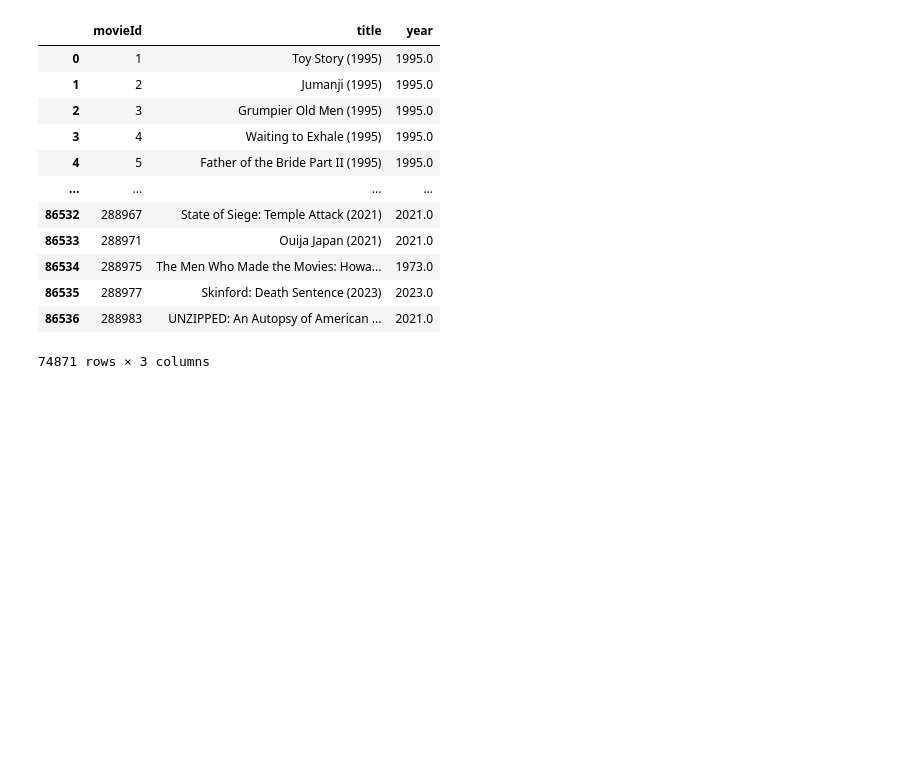
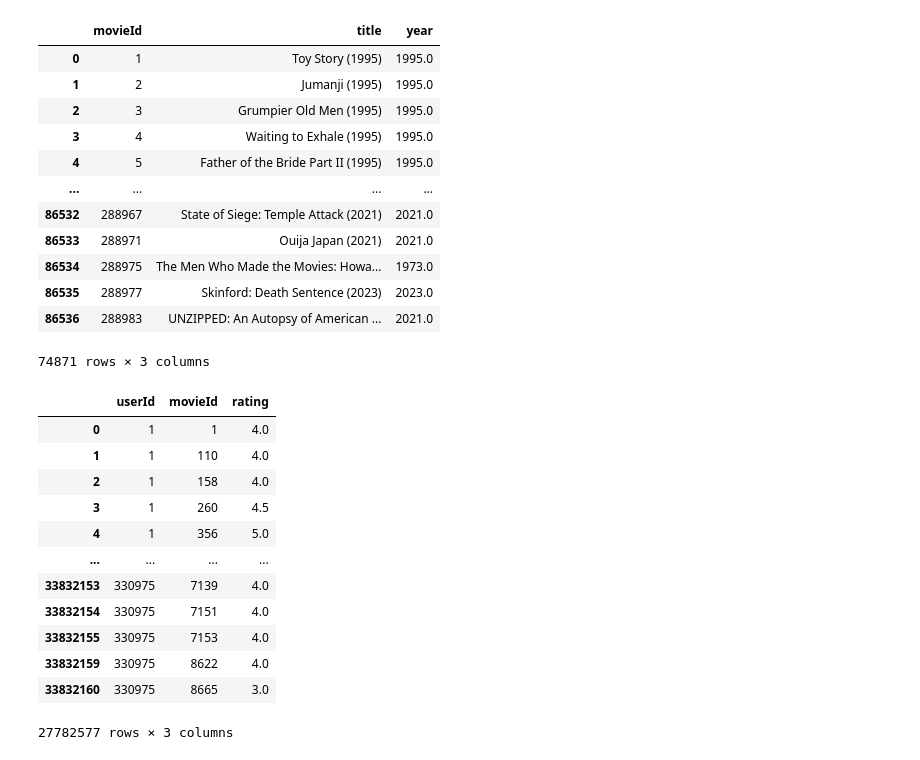
Before and after one commit to samiguru/AI-Samir-Ibrahim-OPA23, a Jupyter notebook: labs/Lab1_AI.ipynb, the cells around one changed output. Drawn from its saved outputs; the diff is of its cells as text; code cells hidden in the pictures; blank space fills up the shorter version.

```diff
--- a/labs/Lab1_AI.ipynb
+++ b/labs/Lab1_AI.ipynb
@@ -249,3 +257,25 @@ movies_df # Display the modified DataFrame
 | 86535 | 288977 | Skinford: Death Sentence (2023) | 2023.0 |
 | 86536 | 288983 | UNZIPPED: An Autopsy of American ... | 2021.0 |
 74871 rows × 3 columns
+# %%
+# Load Rating data and drop timestamp column
+rating_df = pd.read_csv("../data/ml-latest/ratings.csv").drop(columns=["timestamp"])
+
+# Filter the data to include only ratings greater than or equal to 3
+rating_df = rating_df.query('rating >= 3')
+
+rating_df
+# %% [output]
+|  | userId | movieId | rating |
+| 0 | 1 | 1 | 4.0 |
+| 1 | 1 | 110 | 4.0 |
+| 2 | 1 | 158 | 4.0 |
+| 3 | 1 | 260 | 4.5 |
+| 4 | 1 | 356 | 5.0 |
+| ... | ... | ... | ... |
+| 33832153 | 330975 | 7139 | 4.0 |
+| 33832154 | 330975 | 7151 | 4.0 |
+| 33832155 | 330975 | 7153 | 4.0 |
+| 33832159 | 330975 | 8622 | 4.0 |
+| 33832160 | 330975 | 8665 | 3.0 |
+27782577 rows × 3 columns
```
Also changed, not shown: parts of 9 cells of this notebook.
